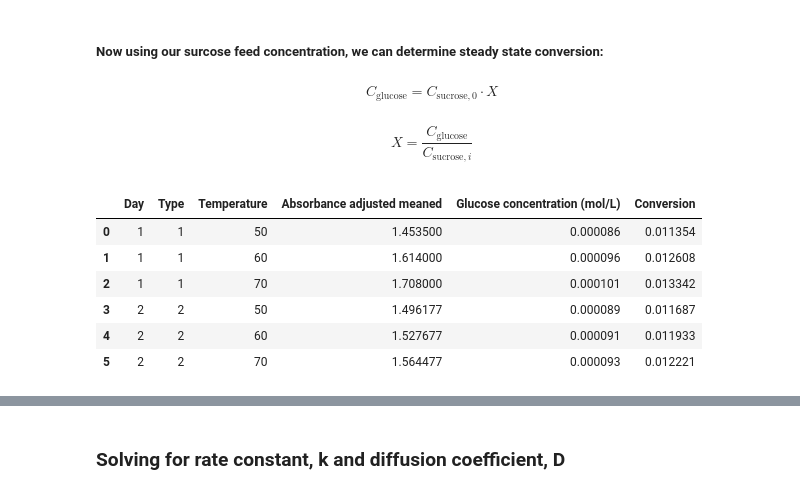
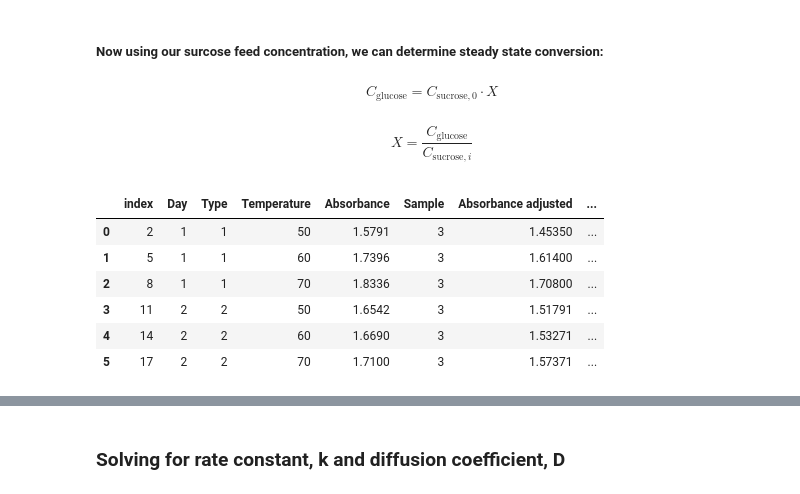
Before and after one commit to rahilisashaik/cbe154, a Jupyter notebook: sucrose-inversion-kinetics/data-analysis.ipynb, the cells around one changed output, grey strips where cells are left out. Drawn from its saved outputs; the diff is of its cells as text; code cells hidden in the pictures.

```diff
--- a/sucrose-inversion-kinetics/data-analysis.ipynb
+++ b/sucrose-inversion-kinetics/data-analysis.ipynb
@@ -131,12 +163,12 @@ df_grouped["Conversion"] = df_grouped["Glucose concentration (mol/L)"] / C_sucro
-# %%
-df_grouped
-# %% [output]
-|  | Day | Type | Temperature | Absorbance adjusted meaned | Glucose concentration (mol/L) | Conversion |
-| 0 | 1 | 1 | 50 | 1.453500 | 0.000086 | 0.011354 |
-| 1 | 1 | 1 | 60 | 1.614000 | 0.000096 | 0.012608 |
-| 2 | 1 | 1 | 70 | 1.708000 | 0.000101 | 0.013342 |
-| 3 | 2 | 2 | 50 | 1.496177 | 0.000089 | 0.011687 |
-| 4 | 2 | 2 | 60 | 1.527677 | 0.000091 | 0.011933 |
-| 5 | 2 | 2 | 70 | 1.564477 | 0.000093 | 0.012221 |
+# %%
+df_recent
+# %% [output]
+|  | index | Day | Type | Temperature | Absorbance | Sample | Absorbance adjusted | ... |
+| 0 | 2 | 1 | 1 | 50 | 1.5791 | 3 | 1.45350 | ... |
+| 1 | 5 | 1 | 1 | 60 | 1.7396 | 3 | 1.61400 | ... |
+| 2 | 8 | 1 | 1 | 70 | 1.8336 | 3 | 1.70800 | ... |
+| 3 | 11 | 2 | 2 | 50 | 1.6542 | 3 | 1.51791 | ... |
+| 4 | 14 | 2 | 2 | 60 | 1.6690 | 3 | 1.53271 | ... |
+| 5 | 17 | 2 | 2 | 70 | 1.7100 | 3 | 1.57371 | ... |
 # %%
 plt.figure(figsize=(12,6))
```
Also changed, not shown: parts of 14 cells of this notebook.
